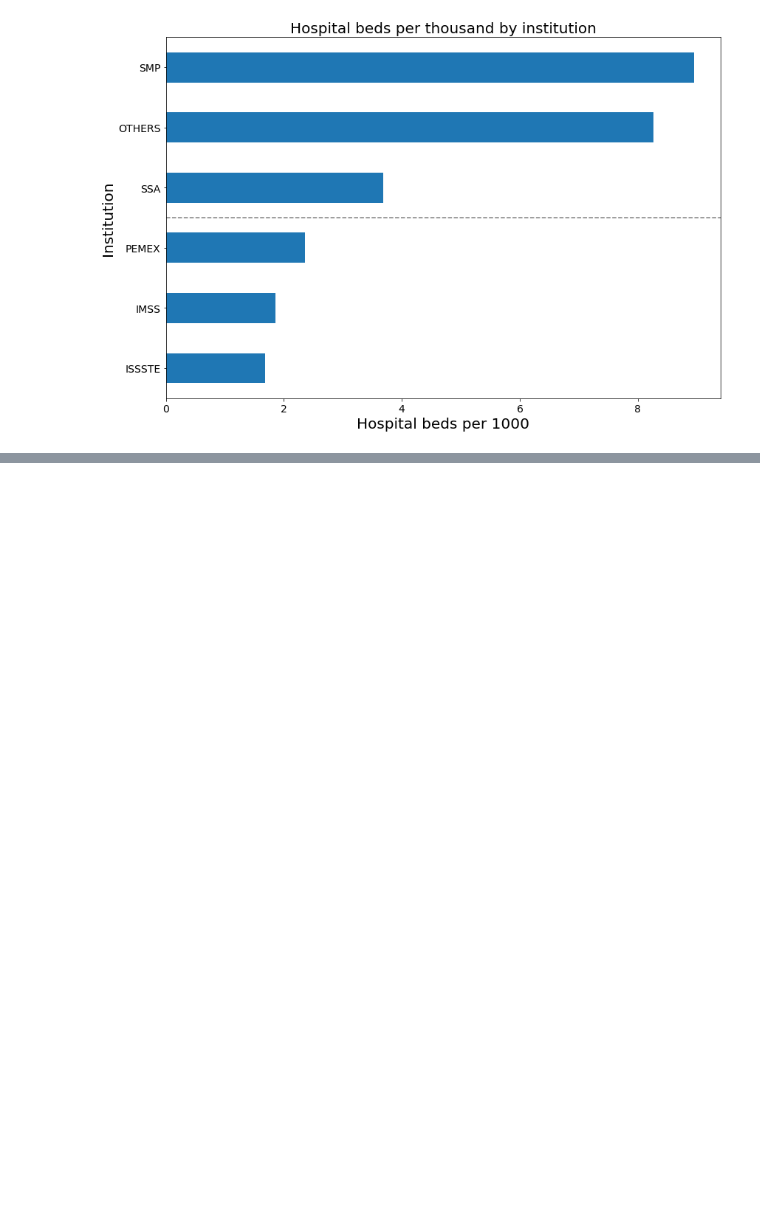
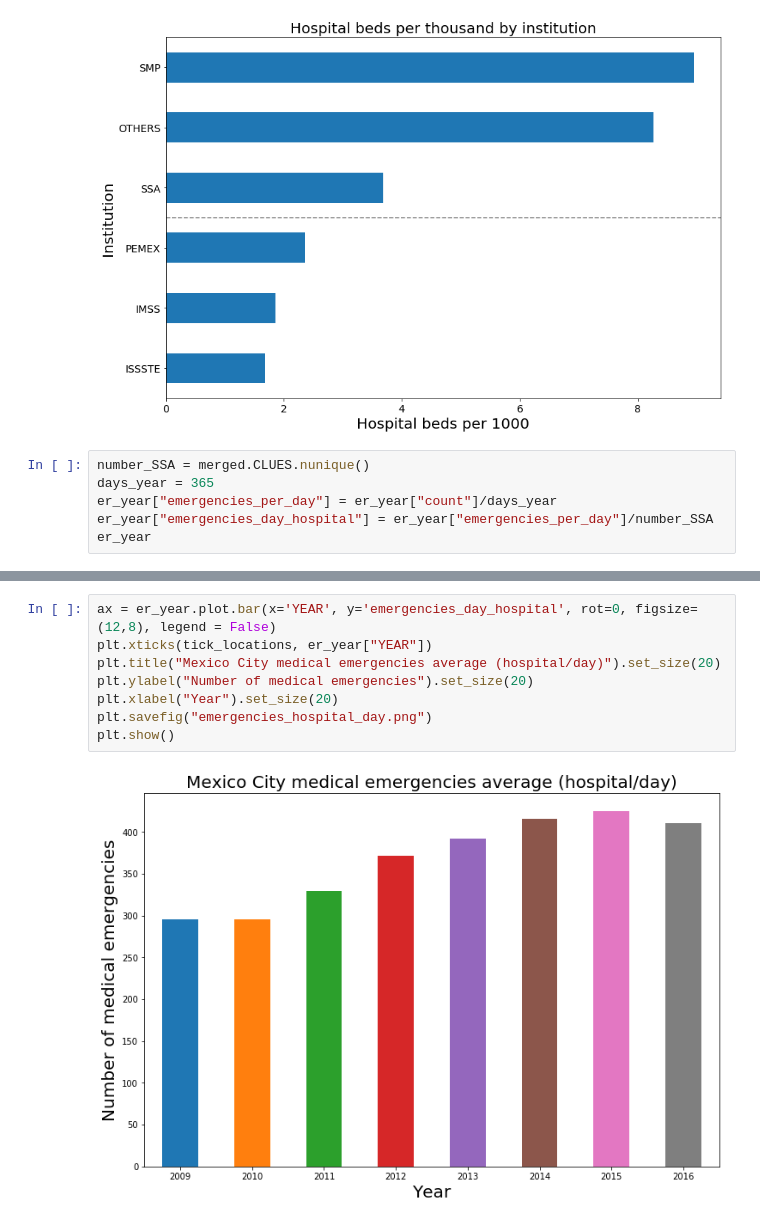
Before and after one commit to JoannePeel/healthcare-data-analysis, a Jupyter notebook: main.ipynb, the cells around one changed output, grey strips where cells are left out. Saved outputs shown, nothing was run; the diff lists cells and outputs as text; blank space fills up the shorter version.

```diff
--- a/main.ipynb
+++ b/main.ipynb
@@ -1153,3 +1211,9 @@ plt.savefig("figures/beds_capita_institution_hor.png")
 plt.show()
 # %% [output]
 [figure]
+# %%
+number_SSA = merged.CLUES.nunique()
+days_year = 365
+er_year["emergencies_per_day"] = er_year["count"]/days_year
+er_year["emergencies_day_hospital"] = er_year["emergencies_per_day"]/number_SSA
+er_year
@@ -1155,0 +1230,10 @@ plt.show()
+# %%
+ax = er_year.plot.bar(x='YEAR', y='emergencies_day_hospital', rot=0, figsize=(12,8), legend = False)
+plt.xticks(tick_locations, er_year["YEAR"])
+plt.title("Mexico City medical emergencies average (hospital/day)").set_size(20)
+plt.ylabel("Number of medical emergencies").set_size(20)
+plt.xlabel("Year").set_size(20)
+plt.savefig("emergencies_hospital_day.png")
+plt.show()
+# %% [output]
+[figure, added]
```
Also changed, not shown: parts of 4 cells of this notebook, 2 other files.
